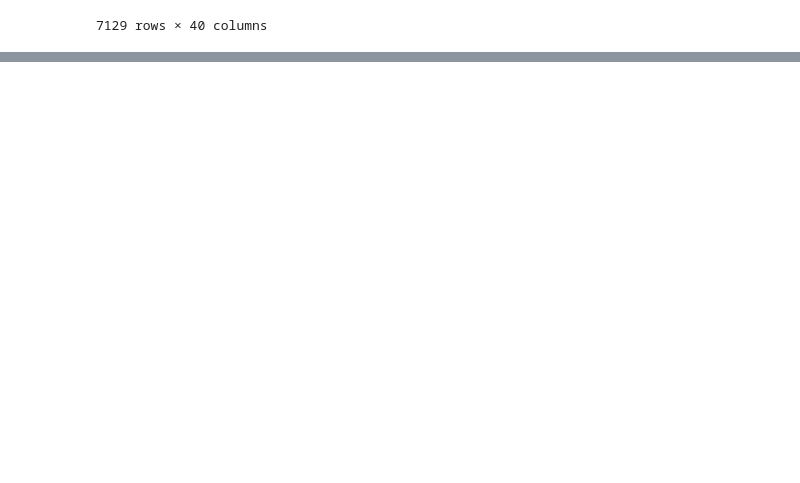
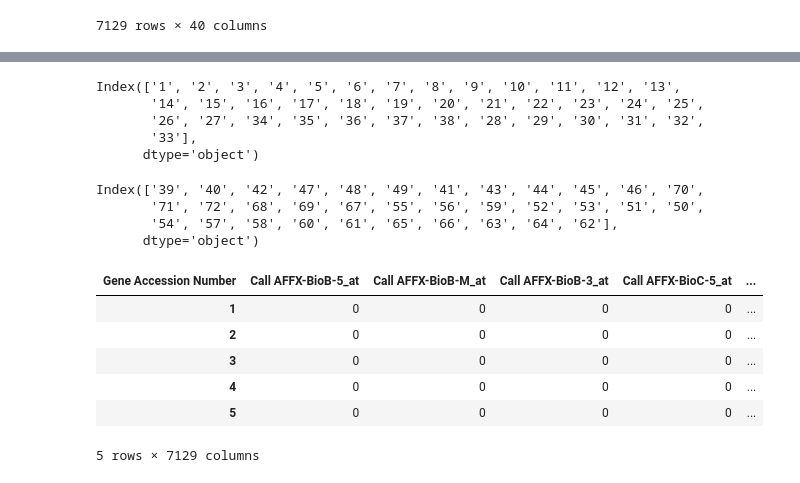
Before and after one commit to BilalAcikgoz/all-aml-classification, a Jupyter notebook: main1.ipynb, the cells around one changed output, grey strips where cells are left out. Saved outputs shown, nothing was run; the diff lists cells and outputs as text; code cells hidden in the pictures; blank space fills up the shorter version.

```diff
--- a/main1.ipynb
+++ b/main1.ipynb
@@ -104,0 +210,26 @@ train_df
+# %%
+train_call_df.columns
+# %% [output]
+Index(['1', '2', '3', '4', '5', '6', '7', '8', '9', '10', '11', '12', '13',
+       '14', '15', '16', '17', '18', '19', '20', '21', '22', '23', '24', '25',
+       '26', '27', '34', '35', '36', '37', '38', '28', '29', '30', '31', '32',
+       '33'],
+      dtype='object')
+# %%
+test_call_df.columns
+# %% [output]
+Index(['39', '40', '42', '47', '48', '49', '41', '43', '44', '45', '46', '70',
+       '71', '72', '68', '69', '67', '55', '56', '59', '52', '53', '51', '50',
+       '54', '57', '58', '60', '61', '65', '66', '63', '64', '62'],
+      dtype='object')
+# %%
+train_call_df = train_call_df.T  # Train transpozu alındı
+train_call_df.head()
+# %% [output]
+| Gene Accession Number | Call AFFX-BioB-5_at | Call AFFX-BioB-M_at | Call AFFX-BioB-3_at | Call AFFX-BioC-5_at | ... |
+| 1 | 0 | 0 | 0 | 0 | ... |
+| 2 | 0 | 0 | 0 | 0 | ... |
+| 3 | 0 | 0 | 0 | 0 | ... |
+| 4 | 0 | 0 | 0 | 0 | ... |
+| 5 | 0 | 0 | 0 | 0 | ... |
+5 rows × 7129 columns
```
Also changed, not shown: parts of 20 cells of this notebook.
